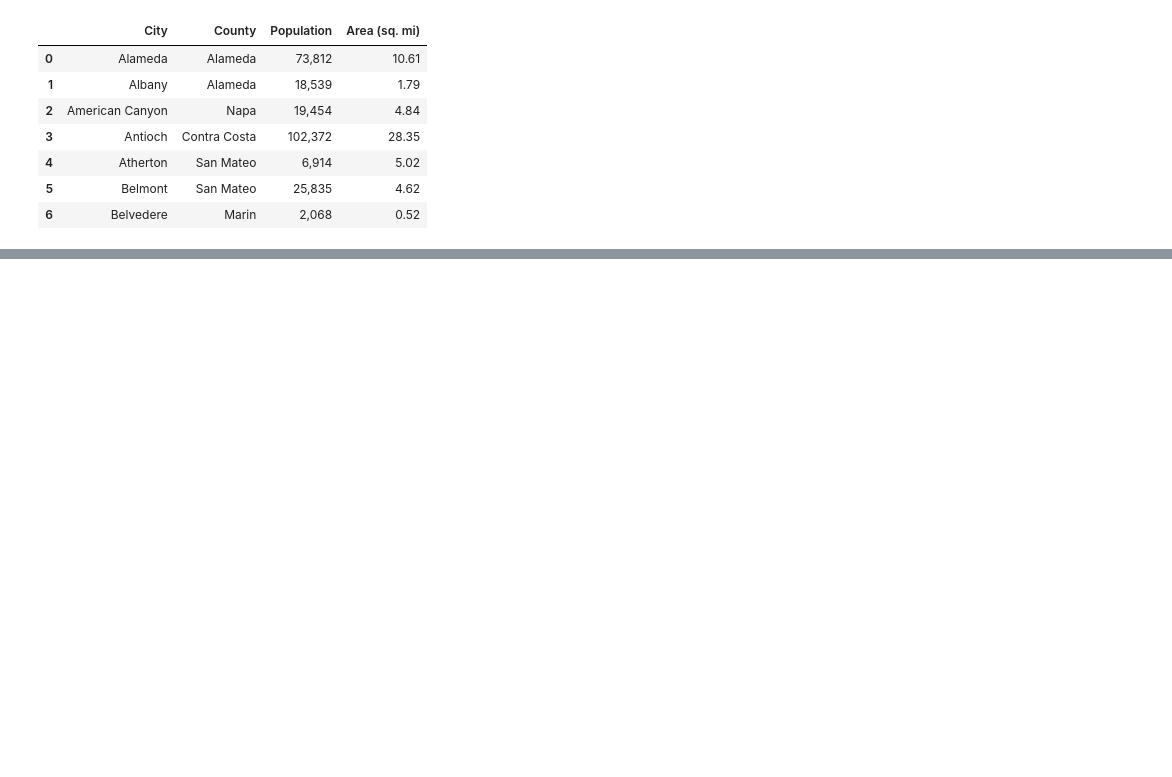
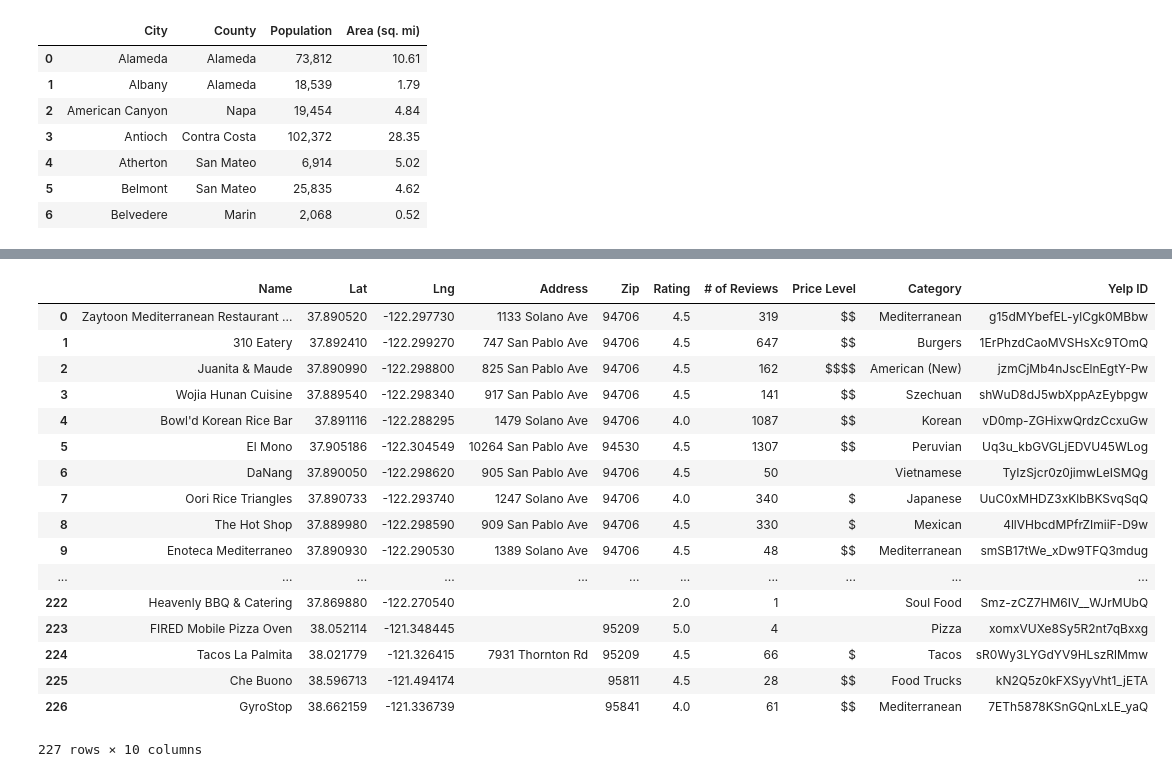
Before and after one commit to lquasem/Project-1, a Jupyter notebook: yelp_calls.ipynb, the cells around one changed output, grey strips where cells are left out. Saved outputs shown, nothing was run; the diff lists cells and outputs as text; code cells hidden in the pictures; blank space fills up the shorter version.

Commit message:
Edited fn to log query processing, extract data, and write to csv; Added code to read csv and create df

```diff
--- a/yelp_calls.ipynb
+++ b/yelp_calls.ipynb
@@ -111,0 +126,28 @@ ParserError: Error tokenizing data. C error: Expected 16 fields in line 455, saw
+# %%
+# Read csv file
+restaurants_df = pd.read_csv("restaurant_data.csv", encoding = "ISO-8859-1",
+                            names=["Name", "Lat", "Lng", "Address", "Zip", "Rating", "# of Reviews",
+                                   "Price Level", "Category", "Yelp ID"])
+
+# Replace NaN entries with blank string
+restaurants_df = restaurants_df.fillna('')
+restaurants_df
+# %% [output]
+|  | Name | Lat | Lng | Address | Zip | Rating | # of Reviews | Price Level | Category | Yelp ID |
+| 0 | Zaytoon Mediterranean Restaurant ... | 37.890520 | -122.297730 | 1133 Solano Ave | 94706 | 4.5 | 319 | $$ | Mediterranean | g15dMYbefEL-ylCgk0MBbw |
+| 1 | 310 Eatery | 37.892410 | -122.299270 | 747 San Pablo Ave | 94706 | 4.5 | 647 | $$ | Burgers | 1ErPhzdCaoMVSHsXc9TOmQ |
+| 2 | Juanita & Maude | 37.890990 | -122.298800 | 825 San Pablo Ave | 94706 | 4.5 | 162 | $$$$ | American (New) | jzmCjMb4nJscElnEgtY-Pw |
+| 3 | Wojia Hunan Cuisine | 37.889540 | -122.298340 | 917 San Pablo Ave | 94706 | 4.5 | 141 | $$ | Szechuan | shWuD8dJ5wbXppAzEybpgw |
+| 4 | Bowl'd Korean Rice Bar | 37.891116 | -122.288295 | 1479 Solano Ave | 94706 | 4.0 | 1087 | $$ | Korean | vD0mp-ZGHixwQrdzCcxuGw |
+| 5 | El Mono | 37.905186 | -122.304549 | 10264 San Pablo Ave | 94530 | 4.5 | 1307 | $$ | Peruvian | Uq3u_kbGVGLjEDVU45WLog |
+| 6 | DaNang | 37.890050 | -122.298620 | 905 San Pablo Ave | 94706 | 4.5 | 50 |  | Vietnamese | TyIzSjcr0z0jimwLeISMQg |
+| 7 | Oori Rice Triangles | 37.890733 | -122.293740 | 1247 Solano Ave | 94706 | 4.0 | 340 | $ | Japanese | UuC0xMHDZ3xKlbBKSvqSqQ |
+| 8 | The Hot Shop | 37.889980 | -122.298590 | 909 San Pablo Ave | 94706 | 4.5 | 330 | $ | Mexican | 4llVHbcdMPfrZImiiF-D9w |
+| 9 | Enoteca Mediterraneo | 37.890930 | -122.290530 | 1389 Solano Ave | 94706 | 4.5 | 48 | $$ | Mediterranean | smSB17tWe_xDw9TFQ3mdug |
+| ... | ... | ... | ... | ... | ... | ... | ... | ... | ... | ... |
+| 222 | Heavenly BBQ & Catering | 37.869880 | -122.270540 |  |  | 2.0 | 1 |  | Soul Food | Smz-zCZ7HM6IV__WJrMUbQ |
+| 223 | FIRED Mobile Pizza Oven | 38.052114 | -121.348445 |  | 95209 | 5.0 | 4 |  | Pizza | xomxVUXe8Sy5R2nt7qBxxg |
+| 224 | Tacos La Palmita | 38.021779 | -121.326415 | 7931 Thornton Rd | 95209 | 4.5 | 66 | $ | Tacos | sR0Wy3LYGdYV9HLszRlMmw |
+| 225 | Che Buono | 38.596713 | -121.494174 |  | 95811 | 4.5 | 28 | $$ | Food Trucks | kN2Q5z0kFXSyyVht1_jETA |
+| 226 | GyroStop | 38.662159 | -121.336739 |  | 95841 | 4.0 | 61 | $$ | Mediterranean | 7ETh5878KSnGQnLxLE_yaQ |
+227 rows × 10 columns
```
Also changed, not shown: parts of 6 cells of this notebook.
